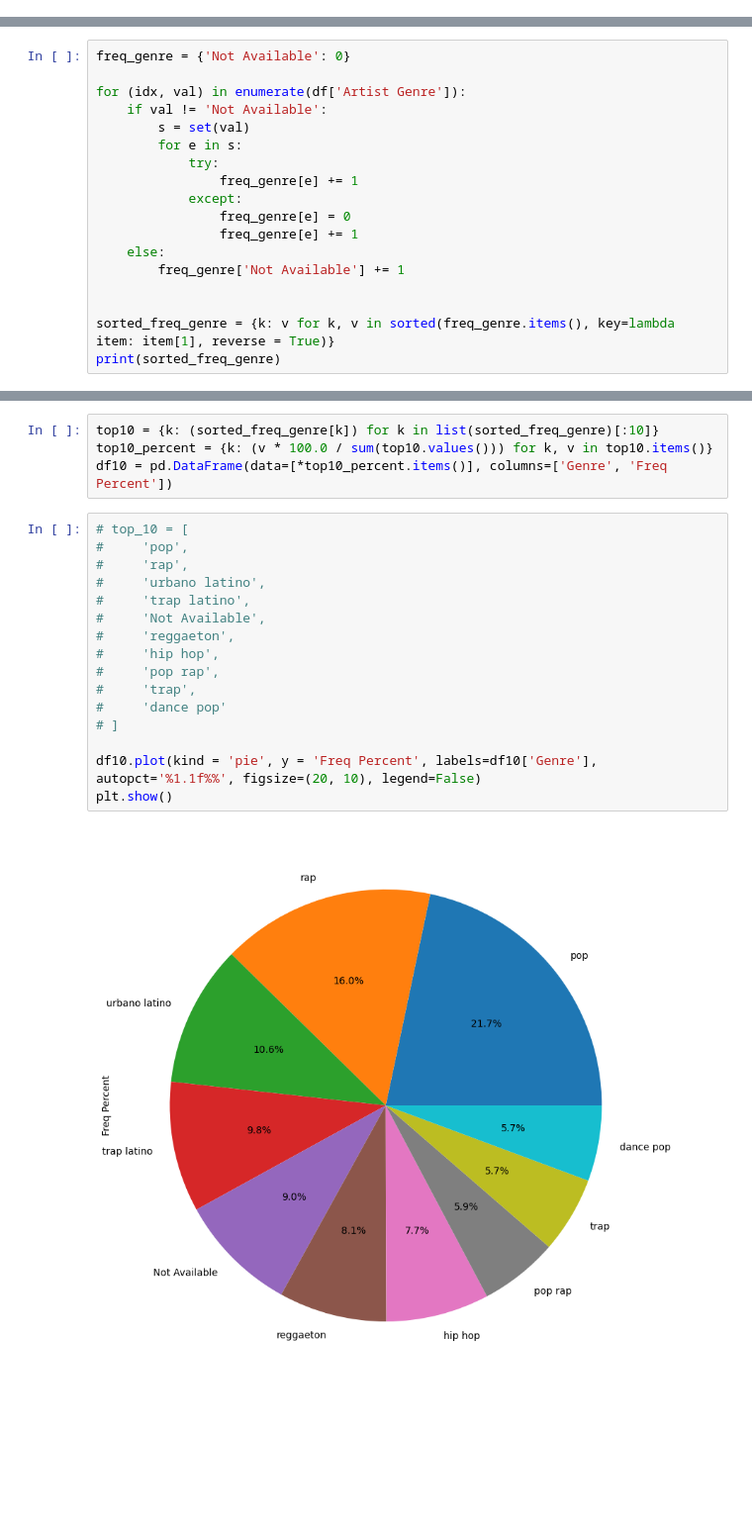
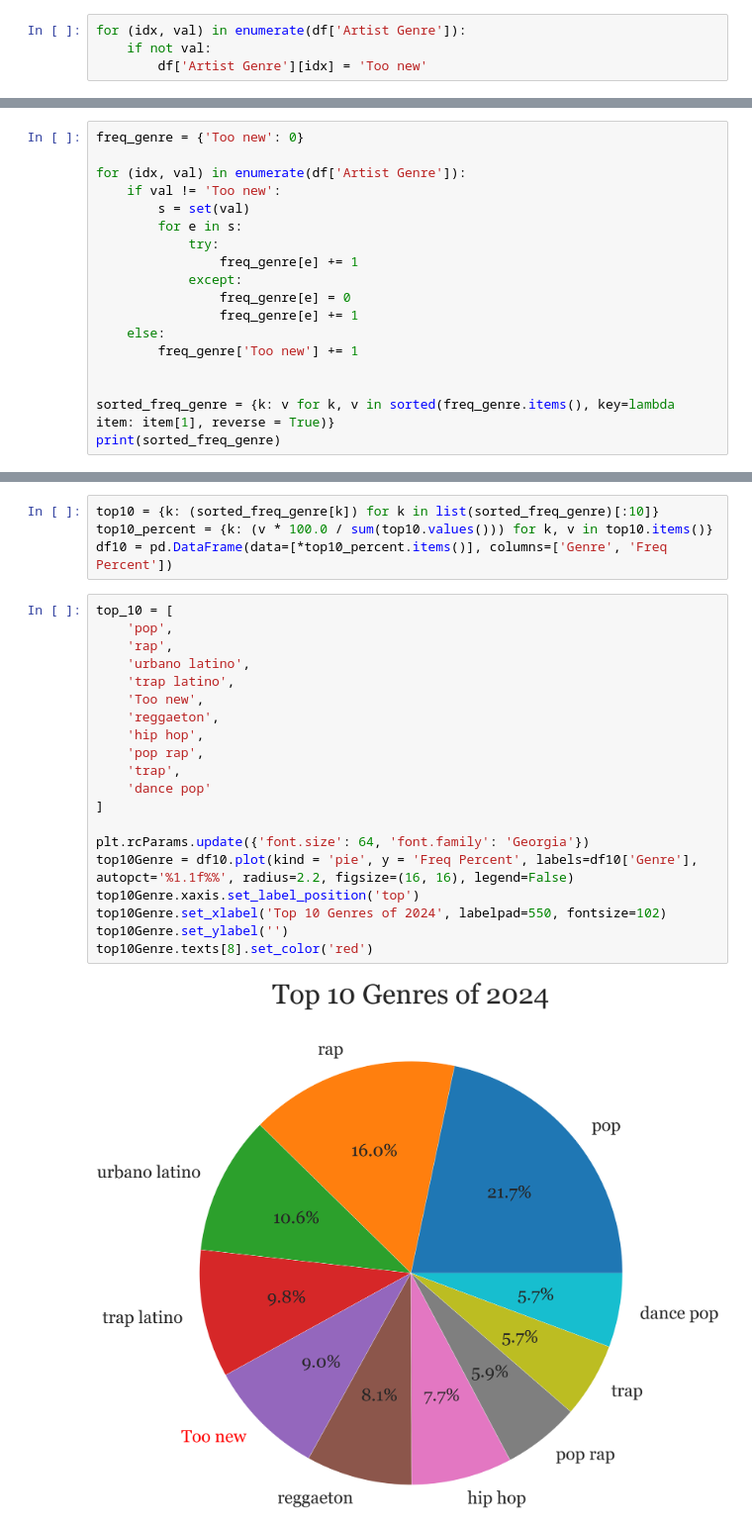
Before and after one commit to bz421/SpotifyProject, a Jupyter notebook: Genres.ipynb, the cells around one changed output, grey strips where cells are left out. Shown at 99% size. Drawn from its saved outputs; the diff is of its cells as text; blank space fills up the shorter version.

```diff
--- a/Genres.ipynb
+++ b/Genres.ipynb
@@ -70,0 +69,4 @@ df.head()
+# %%
+for (idx, val) in enumerate(df['Artist Genre']):
+    if not val:
+        df['Artist Genre'][idx] = 'Too new'
@@ -71,8 +91,8 @@ df.head()
 # %%
-freq_genre = {'Not Available': 0}
+freq_genre = {'Too new': 0}
 
 for (idx, val) in enumerate(df['Artist Genre']):
-    if val != 'Not Available':
+    if val != 'Too new':
         s = set(val)
         for e in s:
             try:
@@ -81,7 +101,7 @@ for (idx, val) in enumerate(df['Artist Genre']):
                 freq_genre[e] = 0
                 freq_genre[e] += 1
     else:
-        freq_genre['Not Available'] += 1
+        freq_genre['Too new'] += 1
 
 
 sorted_freq_genre = {k: v for k, v in sorted(freq_genre.items(), key=lambda item: item[1], reverse = True)}
@@ -129,20 +149,24 @@ top10 = {k: (sorted_freq_genre[k]) for k in list(sorted_freq_genre)[:10]}
 top10_percent = {k: (v * 100.0 / sum(top10.values())) for k, v in top10.items()}
 df10 = pd.DataFrame(data=[*top10_percent.items()], columns=['Genre', 'Freq Percent'])
 # %%
-# top_10 = [
-#     'pop',
-#     'rap',
-#     'urbano latino',
-#     'trap latino',
-#     'Not Available',
-#     'reggaeton',
-#     'hip hop',
-#     'pop rap',
-#     'trap',
-#     'dance pop'
-# ]
+top_10 = [
+    'pop',
+    'rap',
+    'urbano latino',
+    'trap latino',
+    'Too new',
+    'reggaeton',
+    'hip hop',
+    'pop rap',
+    'trap',
+    'dance pop'
+]
 
-df10.plot(kind = 'pie', y = 'Freq Percent', labels=df10['Genre'], autopct='%1.1f%%', figsize=(20, 10), legend=False)
-plt.show()
+plt.rcParams.update({'font.size': 64, 'font.family': 'Georgia'})
+top10Genre = df10.plot(kind = 'pie', y = 'Freq Percent', labels=df10['Genre'], autopct='%1.1f%%', radius=2.2, figsize=(16, 16), legend=False)
+top10Genre.xaxis.set_label_position('top')
+top10Genre.set_xlabel('Top 10 Genres of 2024', labelpad=550, fontsize=102)
+top10Genre.set_ylabel('')
+top10Genre.texts[8].set_color('red')
 # %% [output]
-[figure, old version]
+[figure, new version]
```
Also changed, not shown: parts of 15 cells of this notebook, 1 other file.
